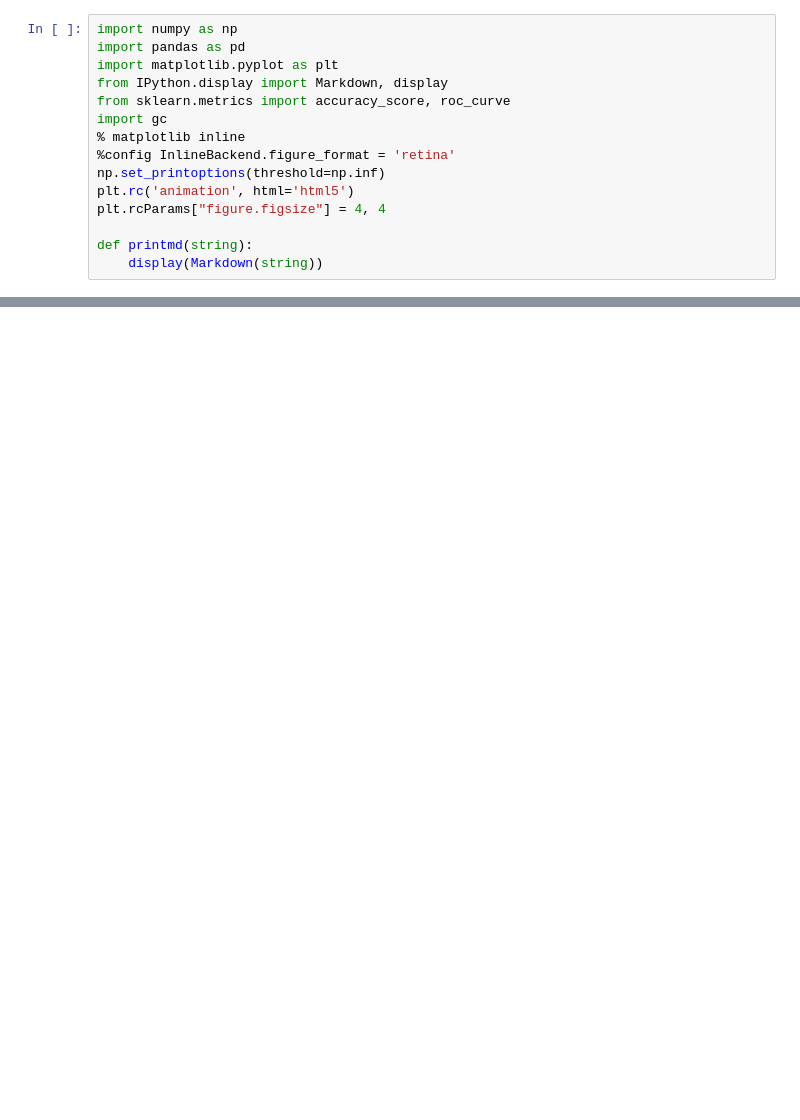
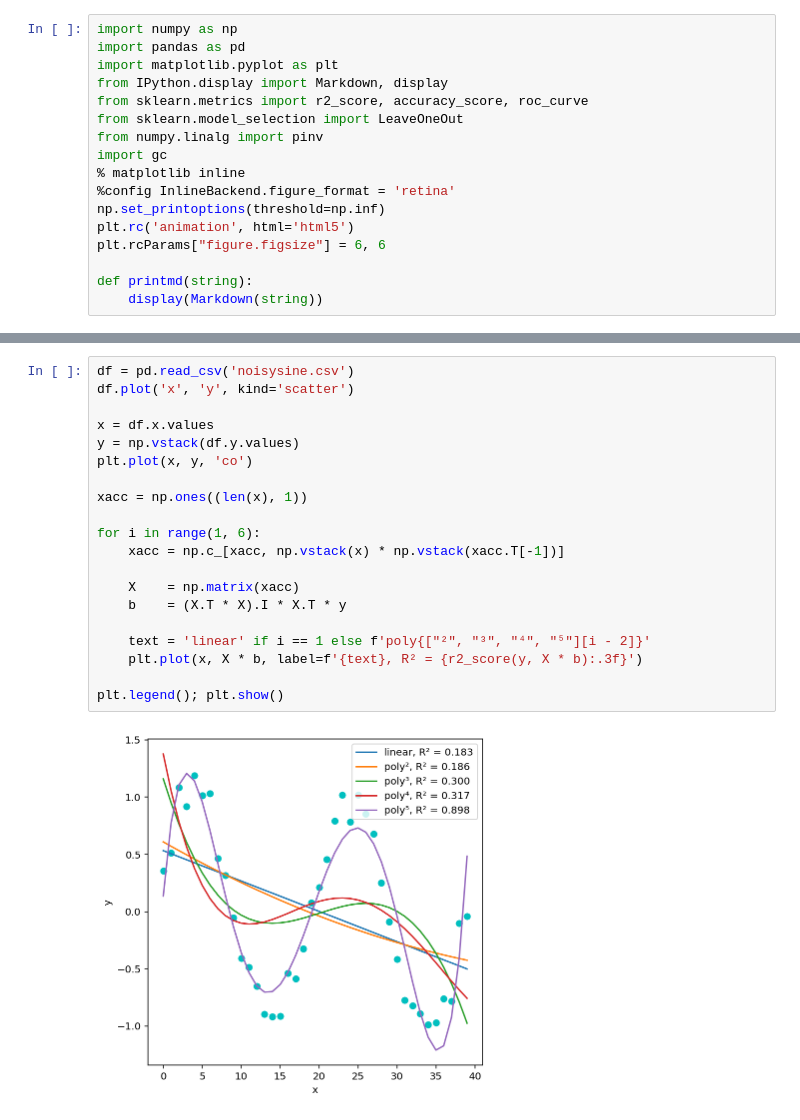
Before and after one commit to xamgore/au-ml, a Jupyter notebook: hw09_regression/solution.ipynb, the cells around one changed output, grey strips where cells are left out. Saved outputs shown, nothing was run; the diff lists cells and outputs as text; blank space fills up the shorter version.

```diff
--- a/hw09_regression/solution.ipynb
+++ b/hw09_regression/solution.ipynb
@@ -3,13 +3,15 @@ import numpy as np
 import pandas as pd
 import matplotlib.pyplot as plt
 from IPython.display import Markdown, display
-from sklearn.metrics import accuracy_score, roc_curve
+from sklearn.metrics import r2_score, accuracy_score, roc_curve
+from sklearn.model_selection import LeaveOneOut
+from numpy.linalg import pinv
 import gc
 % matplotlib inline
 %config InlineBackend.figure_format = 'retina'
 np.set_printoptions(threshold=np.inf)
 plt.rc('animation', html='html5')
-plt.rcParams["figure.figsize"] = 4, 4
+plt.rcParams["figure.figsize"] = 6, 6
 
 def printmd(string):
     display(Markdown(string))
@@ -98,0 +45,22 @@ accuracy: 0.87792
+# %%
+df = pd.read_csv('noisysine.csv')
+df.plot('x', 'y', kind='scatter')
+
+x = df.x.values
+y = np.vstack(df.y.values)
+plt.plot(x, y, 'co')
+
+xacc = np.ones((len(x), 1))
+
+for i in range(1, 6):
+    xacc = np.c_[xacc, np.vstack(x) * np.vstack(xacc.T[-1])]
+
+    X    = np.matrix(xacc)
+    b    = (X.T * X).I * X.T * y
+
+    text = 'linear' if i == 1 else f'poly{["²", "³", "⁴", "⁵"][i - 2]}'
+    plt.plot(x, X * b, label=f'{text}, R² = {r2_score(y, X * b):.3f}')
+
+plt.legend(); plt.show()
+# %% [output]
+[figure, added]
```
Also changed, not shown: parts of 14 cells of this notebook, 2 other files.
